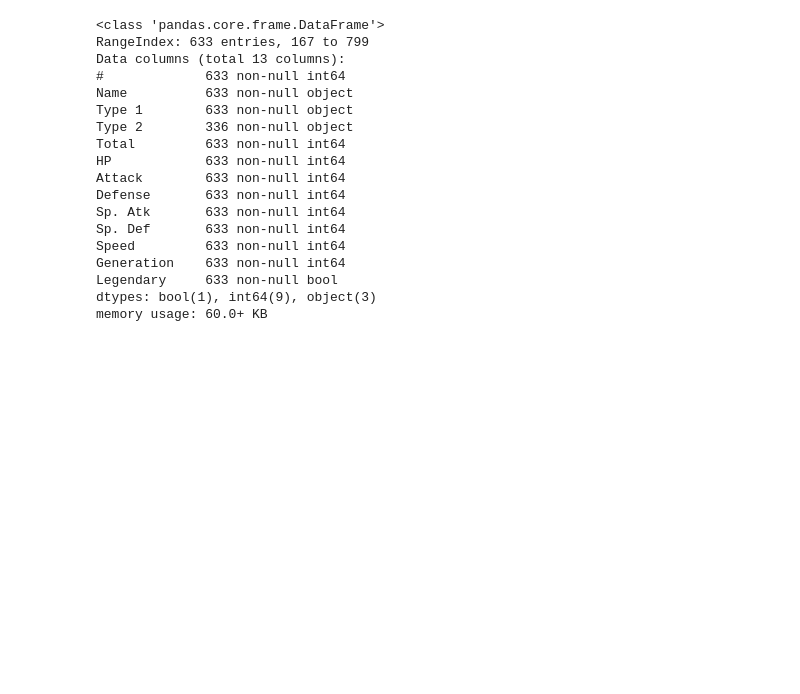
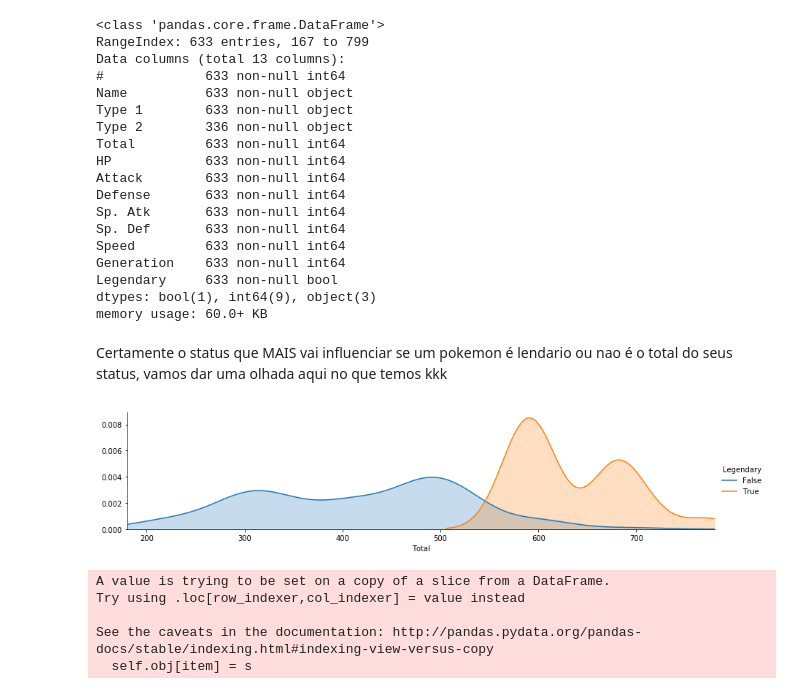
Before and after one commit to Gabrielomn/DS-learning, a Jupyter notebook: pokemon/firstry/Untitled.ipynb, the cells around one changed output. Saved outputs shown, nothing was run; the diff lists cells and outputs as text; code cells hidden in the pictures; blank space fills up the shorter version.

```diff
--- a/pokemon/firstry/Untitled.ipynb
+++ b/pokemon/firstry/Untitled.ipynb
@@ -80,7 +80,29 @@ dtypes: bool(1), int64(9), object(3)
 memory usage: 60.0+ KB
 # %%
 dataSet = [pokemons, gen1]
+# %% [markdown]
+Certamente o status que MAIS vai influenciar se um pokemon é lendario ou nao é o total do seus status, vamos dar
+uma olhada aqui no que temos kkk
 # %%
 facet = seaborn.FacetGrid(pokemons, hue="Legendary", aspect=4)
 facet.map(seaborn.kdeplot, 'Total', shade= True)
-facet.set(xlim=(pokemons['Total'].m,pokemons['Total'].max()))
+facet.set(xlim=(pokemons['Total'].min(),pokemons['Total'].max()))
+facet.add_legend()
+plt.show()
+# %% [output]
+[figure, added]
+# %%
+ for data in dataSet:
+    data.loc[data['Total'] < 200, 'Total'] = 0,
+    data.loc[(data['Total'] >= 200) & (data['Total'] < 300),'Total'] = 1
+    data.loc[(data['Total'] >= 300) & (data['Total'] < 400),'Total'] = 2
+    data.loc[(data['Total'] >= 400) & (data['Total'] < 500),'Total'] = 3
+    data.loc[(data['Total'] >= 500) & (data['Total'] < 600),'Total'] = 4
+    data.loc[(data['Total'] >= 600) & (data['Total'] < 700),'Total'] = 5
+    data.loc[data['Total'] >= 700,'Total'] = 6
+# %% [output]
+A value is trying to be set on a copy of a slice from a DataFrame.
+Try using .loc[row_indexer,col_indexer] = value instead
+
+See the caveats in the documentation: http://pandas.pydata.org/pandas-docs/stable/indexing.html#indexing-view-versus-copy
+  self.obj[item] = s
```
Also changed, not shown: parts of 23 cells of this notebook.
